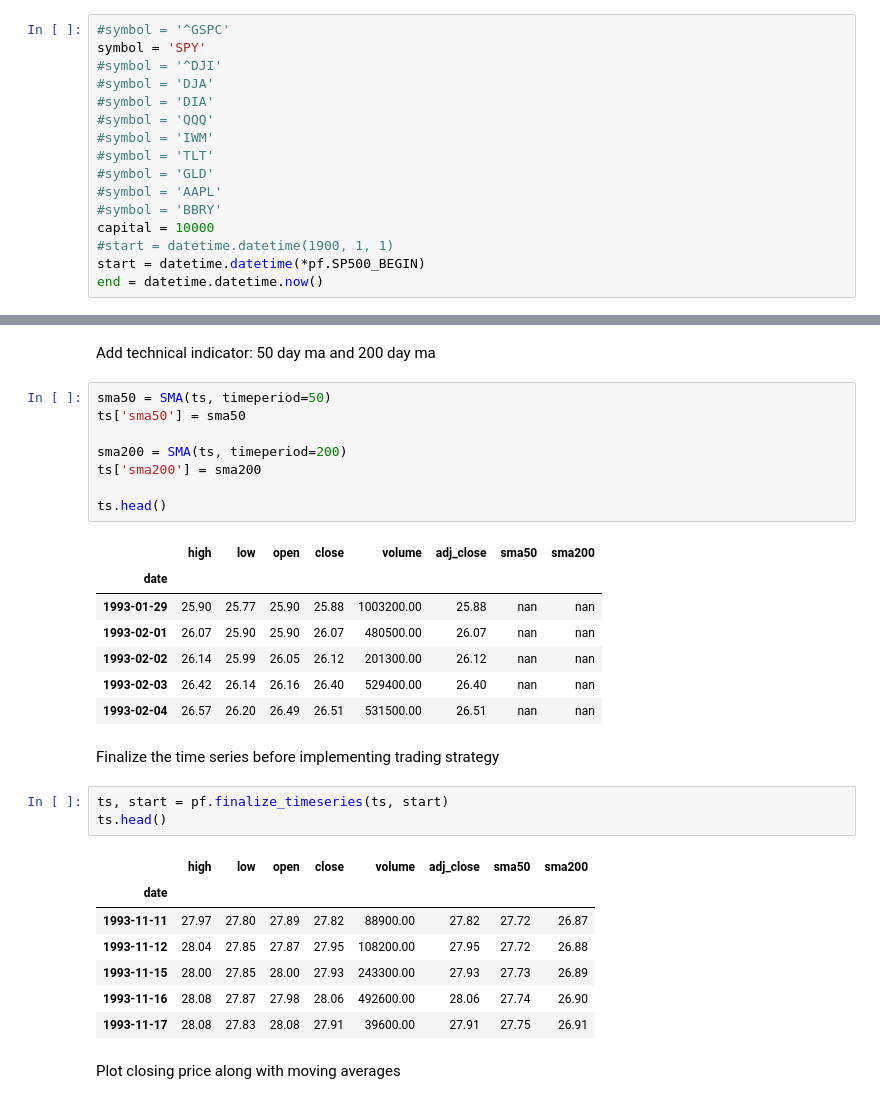
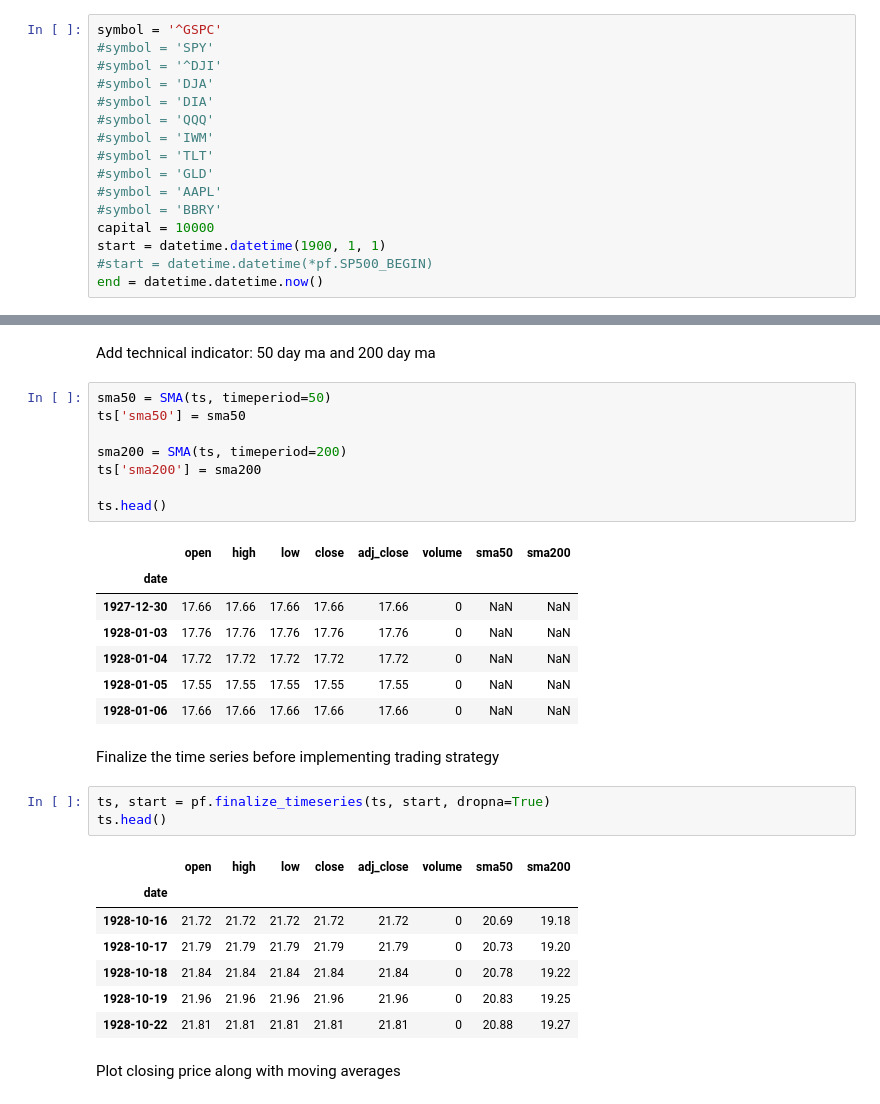
Before and after one commit to fja05680/pinkfish, a Jupyter notebook: examples/050.golden-cross/golden-cross-tutorial.ipynb, the cells around one changed output, grey strips where cells are left out. Drawn from its saved outputs; the diff is of its cells as text.

```diff
--- a/examples/050.golden-cross/golden-cross-tutorial.ipynb
+++ b/examples/050.golden-cross/golden-cross-tutorial.ipynb
@@ -32,8 +32,8 @@ plt.rcParams["figure.figsize"] = (10, 7)
 # %% [markdown]
 Some global data
 # %%
-#symbol = '^GSPC'
-symbol = 'SPY'
+symbol = '^GSPC'
+#symbol = 'SPY'
 #symbol = '^DJI'
 #symbol = 'DJA'
 #symbol = 'DIA'
@@ -44,8 +44,8 @@ symbol = 'SPY'
 #symbol = 'AAPL'
 #symbol = 'BBRY'
 capital = 10000
-#start = datetime.datetime(1900, 1, 1)
-start = datetime.datetime(*pf.SP500_BEGIN)
+start = datetime.datetime(1900, 1, 1)
+#start = datetime.datetime(*pf.SP500_BEGIN)
 end = datetime.datetime.now()
 # %% [markdown]
 Include dividends? (If yes, set to True)
@@ -88,26 +88,26 @@ ts['sma200'] = sma200
 
 ts.head()
 # %% [output]
-|  | high | low | open | close | volume | adj_close | sma50 | sma200 |
+|  | open | high | low | close | adj_close | volume | sma50 | sma200 |
 | date |  |  |  |  |  |  |  |  |
-| 1993-01-29 | 25.90 | 25.77 | 25.90 | 25.88 | 1003200.00 | 25.88 | nan | nan |
-| 1993-02-01 | 26.07 | 25.90 | 25.90 | 26.07 | 480500.00 | 26.07 | nan | nan |
-| 1993-02-02 | 26.14 | 25.99 | 26.05 | 26.12 | 201300.00 | 26.12 | nan | nan |
-| 1993-02-03 | 26.42 | 26.14 | 26.16 | 26.40 | 529400.00 | 26.40 | nan | nan |
-| 1993-02-04 | 26.57 | 26.20 | 26.49 | 26.51 | 531500.00 | 26.51 | nan | nan |
+| 1927-12-30 | 17.66 | 17.66 | 17.66 | 17.66 | 17.66 | 0 | NaN | NaN |
+| 1928-01-03 | 17.76 | 17.76 | 17.76 | 17.76 | 17.76 | 0 | NaN | NaN |
+| 1928-01-04 | 17.72 | 17.72 | 17.72 | 17.72 | 17.72 | 0 | NaN | NaN |
+| 1928-01-05 | 17.55 | 17.55 | 17.55 | 17.55 | 17.55 | 0 | NaN | NaN |
+| 1928-01-06 | 17.66 | 17.66 | 17.66 | 17.66 | 17.66 | 0 | NaN | NaN |
 # %% [markdown]
 Finalize the time series before implementing trading strategy
 # %%
-ts, start = pf.finalize_timeseries(ts, start)
+ts, start = pf.finalize_timeseries(ts, start, dropna=True)
 ts.head()
 # %% [output]
-|  | high | low | open | close | volume | adj_close | sma50 | sma200 |
+|  | open | high | low | close | adj_close | volume | sma50 | sma200 |
 | date |  |  |  |  |  |  |  |  |
-| 1993-11-11 | 27.97 | 27.80 | 27.89 | 27.82 | 88900.00 | 27.82 | 27.72 | 26.87 |
-| 1993-11-12 | 28.04 | 27.85 | 27.87 | 27.95 | 108200.00 | 27.95 | 27.72 | 26.88 |
-| 1993-11-15 | 28.00 | 27.85 | 28.00 | 27.93 | 243300.00 | 27.93 | 27.73 | 26.89 |
-| 1993-11-16 | 28.08 | 27.87 | 27.98 | 28.06 | 492600.00 | 28.06 | 27.74 | 26.90 |
-| 1993-11-17 | 28.08 | 27.83 | 28.08 | 27.91 | 39600.00 | 27.91 | 27.75 | 26.91 |
+| 1928-10-16 | 21.72 | 21.72 | 21.72 | 21.72 | 21.72 | 0 | 20.69 | 19.18 |
+| 1928-10-17 | 21.79 | 21.79 | 21.79 | 21.79 | 21.79 | 0 | 20.73 | 19.20 |
+| 1928-10-18 | 21.84 | 21.84 | 21.84 | 21.84 | 21.84 | 0 | 20.78 | 19.22 |
+| 1928-10-19 | 21.96 | 21.96 | 21.96 | 21.96 | 21.96 | 0 | 20.83 | 19.25 |
+| 1928-10-22 | 21.81 | 21.81 | 21.81 | 21.81 | 21.81 | 0 | 20.88 | 19.27 |
 # %% [markdown]
 Plot closing price along with moving averages
 # %%
```
Also changed, not shown: parts of 20 cells of this notebook, 1 other file.
